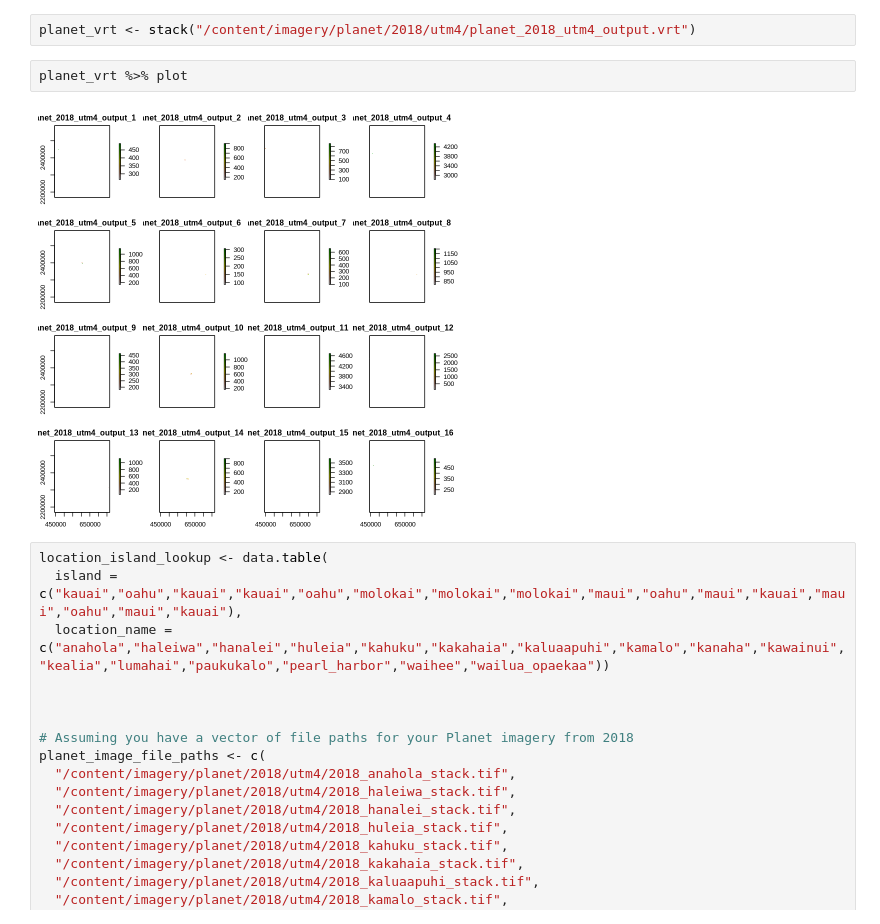
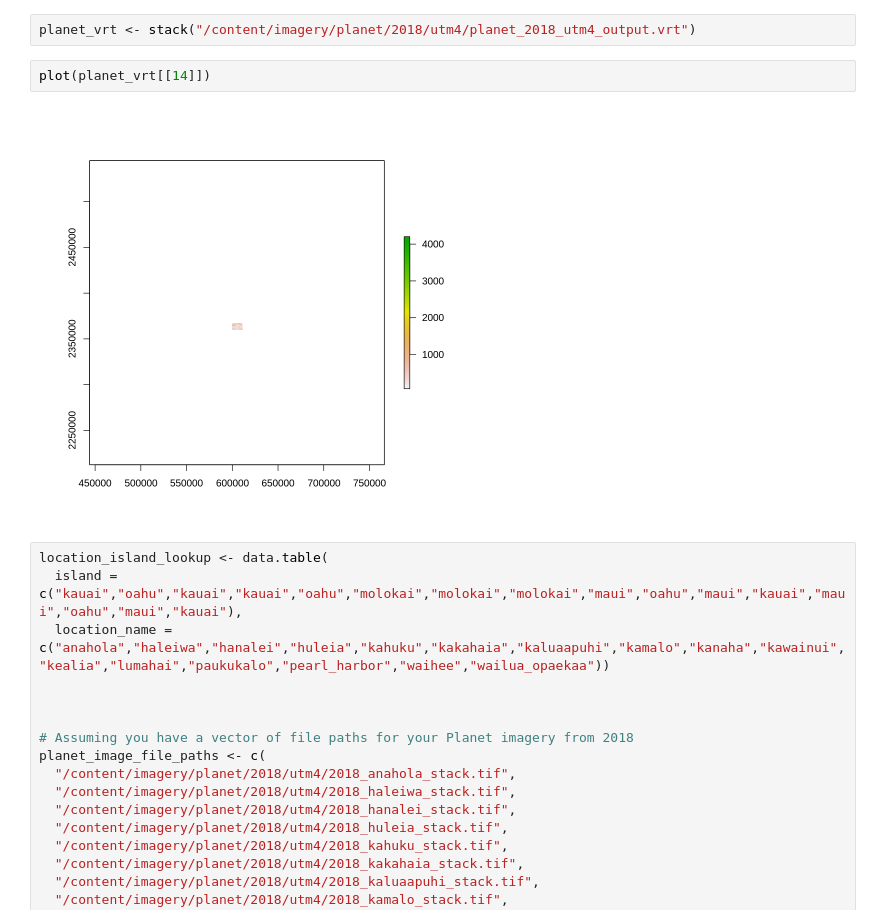
Before and after one commit to MadmanMarble/MadmanMarble, a Jupyter notebook: Untitled29.ipynb, the cells around one changed output. Saved outputs shown, nothing was run; the diff lists cells and outputs as text.

```diff
--- a/Untitled29.ipynb
+++ b/Untitled29.ipynb
@@ -412,10 +412,10 @@ stopCluster(cl)
 drive_download(file = as_id('1dxZYbSB5deTbVavRrIjbFov6xh2FIt1P'), path =  '/content/imagery/planet/2018/utm4/planet_2018_utm4_output.vrt', overwrite = TRUE)
 # %%
 planet_vrt <- stack("/content/imagery/planet/2018/utm4/planet_2018_utm4_output.vrt")
-# %%
-planet_vrt %>% plot
-# %% [output]
-[figure, removed]
+# %%
+plot(planet_vrt[[14]])
+# %% [output]
+[figure, added]
 # %%
 location_island_lookup <- data.table(
   island = c("kauai","oahu","kauai","kauai","oahu","molokai","molokai","molokai","maui","oahu","maui","kauai","maui","oahu","maui","kauai"),
```
Also changed, not shown: parts of 6 cells of this notebook.
